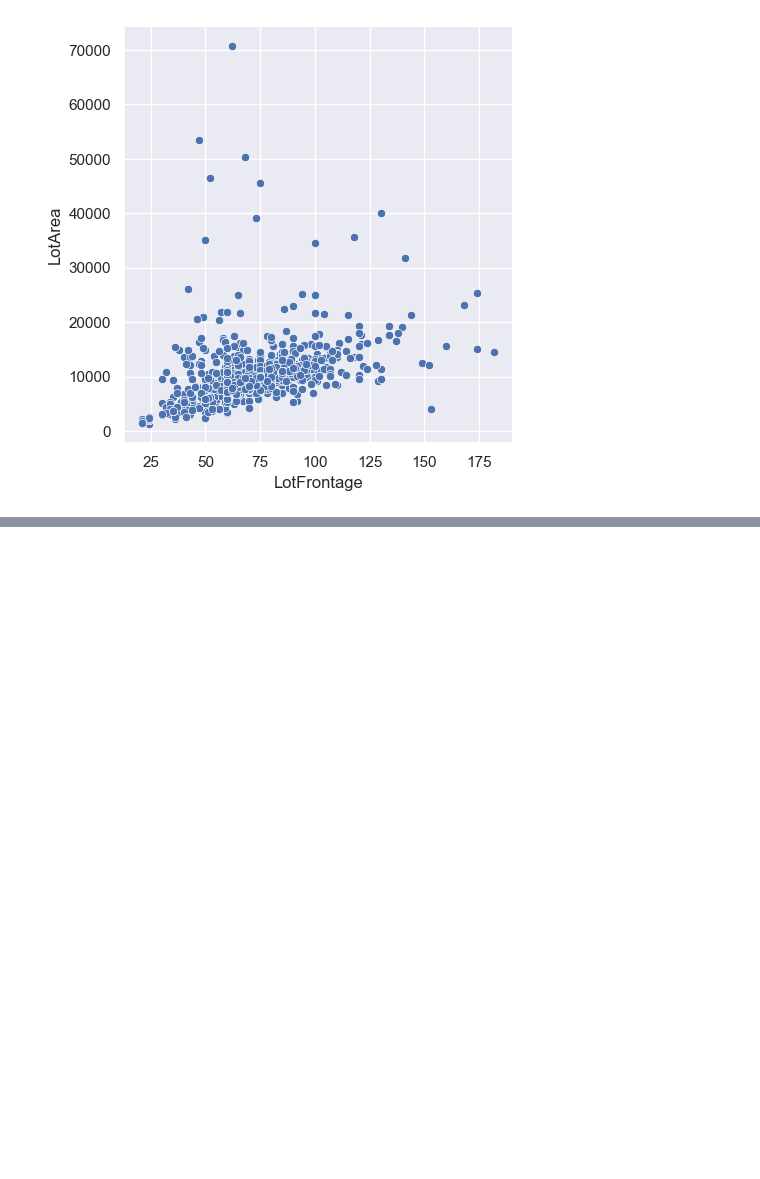
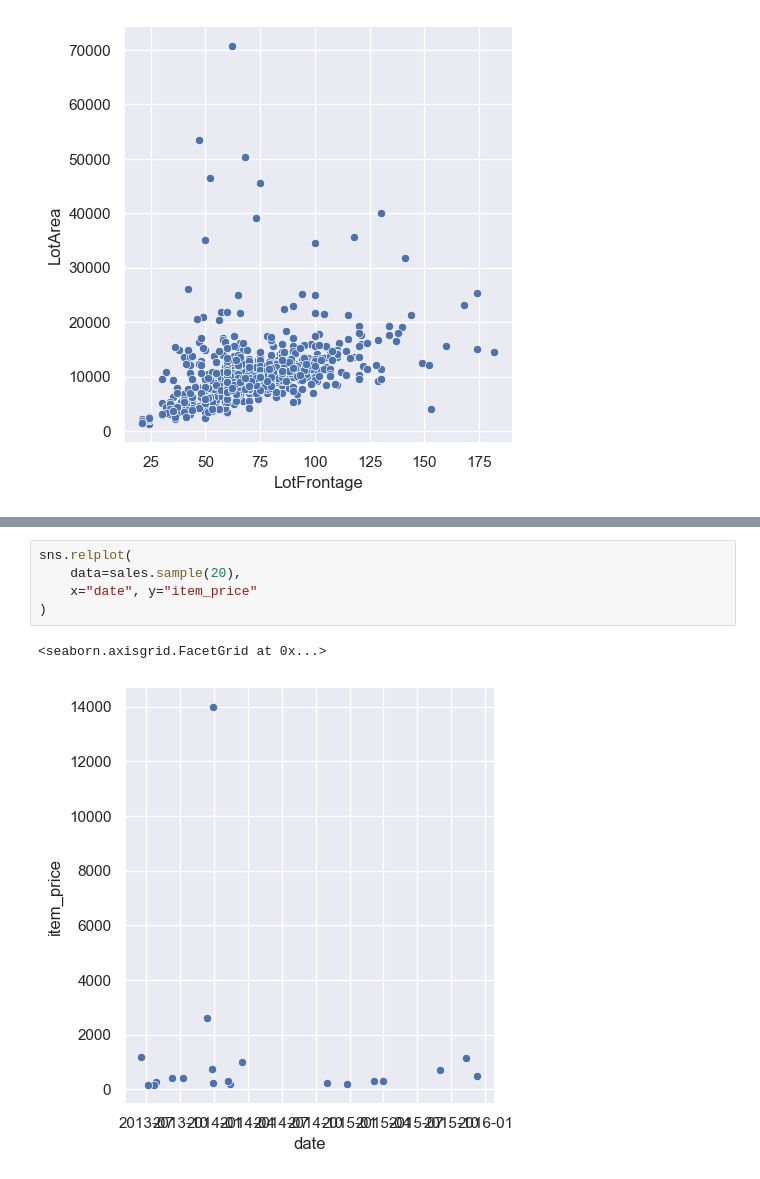
Before and after one commit to Amine-Alami/H3Python, a Jupyter notebook: Data_Visualisation_Statistiques.ipynb, the cells around one changed output, grey strips where cells are left out. Saved outputs shown, nothing was run; the diff lists cells and outputs as text; blank space fills up the shorter version.

```diff
--- a/Data_Visualisation_Statistiques.ipynb
+++ b/Data_Visualisation_Statistiques.ipynb
@@ -69,0 +90,8 @@ sns.relplot(
+# %%
+sns.relplot(
+    data=sales.sample(20),
+    x="date", y="item_price"
+)
+# %% [output]
+<seaborn.axisgrid.FacetGrid at 0x...>
+[figure, added]
```
Also changed, not shown: parts of 9 cells of this notebook.
